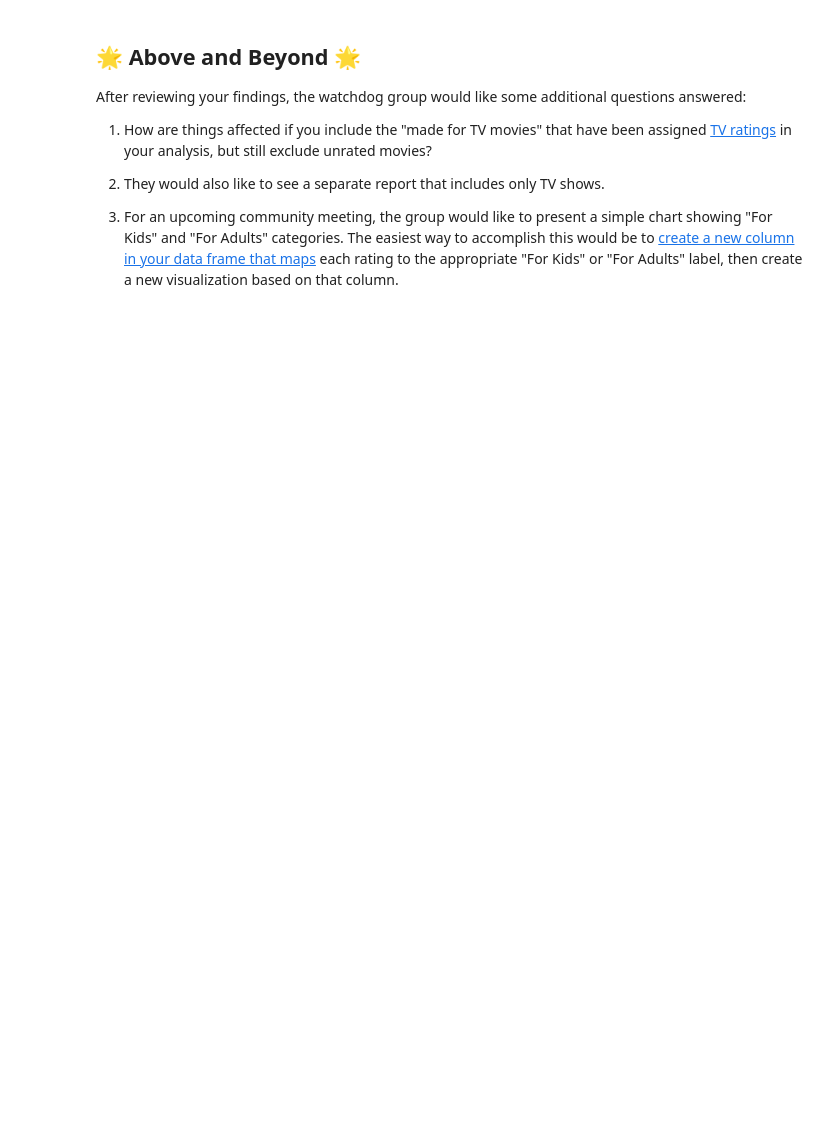
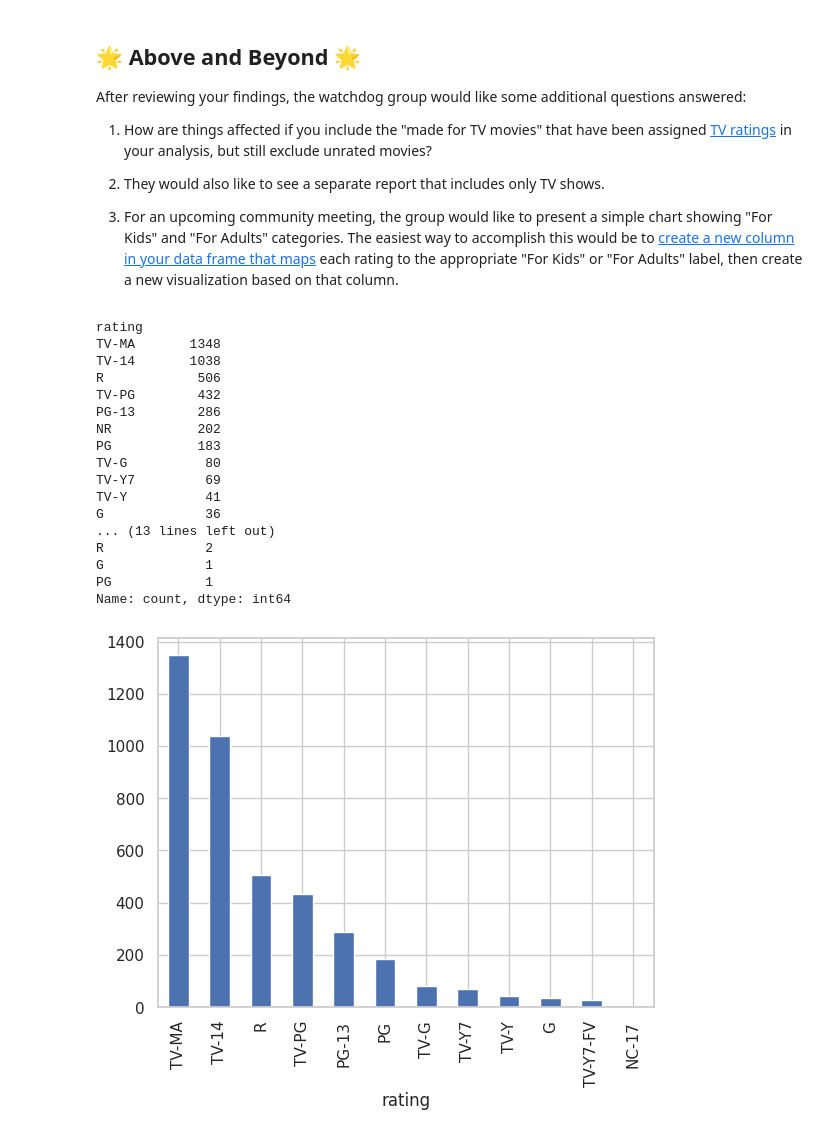
Before and after one commit to askette828/TextMemorizer, a Jupyter notebook: notebooks/Exploration_01.ipynb, the cells around one changed output. Cells and saved outputs as stored; diff of their text form; code cells hidden in the pictures; blank space fills up the shorter version.

```diff
--- a/notebooks/Exploration_01.ipynb
+++ b/notebooks/Exploration_01.ipynb
@@ -278,3 +296,28 @@ After reviewing your findings, the watchdog group would like some additional que
 
 3. For an upcoming community meeting, the group would like to present a simple
 chart showing "For Kids" and "For Adults" categories. The easiest way to accomplish this would be to [create a new column in your data frame that maps](https://pandas.pydata.org/docs/getting_started/intro_tutorials/10_text_data.html) each rating to the appropriate "For Kids" or "For Adults" label, then create a new visualization based on that column.
+# %%
+print(movies['rating'].value_counts())
+all_rated_movies = movies[~movies['rating'].isin(['UR', 'NR'])]
+all_rated_movies['rating'].value_counts().plot.bar()
+tv_shows = netflix[netflix['type'] == 'TV Show']
+print(tv_shows['rating'].value_counts())
+# %% [output]
+rating
+TV-MA       1348
+TV-14       1038
+R            506
+TV-PG        432
+PG-13        286
+NR           202
+PG           183
+TV-G          80
+TV-Y7         69
+TV-Y          41
+G             36
+... (13 lines left out)
+R             2
+G             1
+PG            1
+Name: count, dtype: int64
+[figure, added]
```
Also changed, not shown: parts of 8 cells of this notebook.
